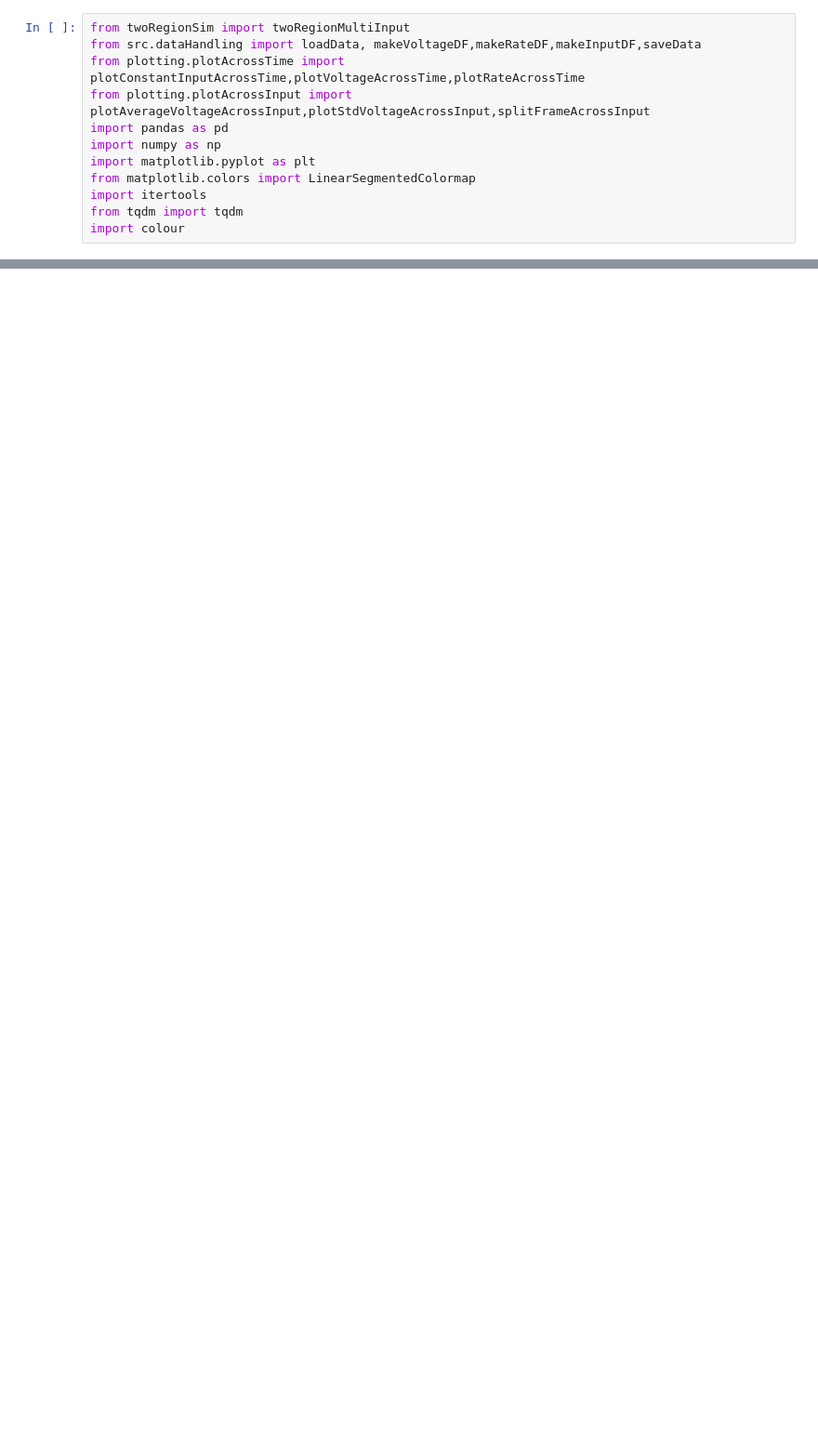
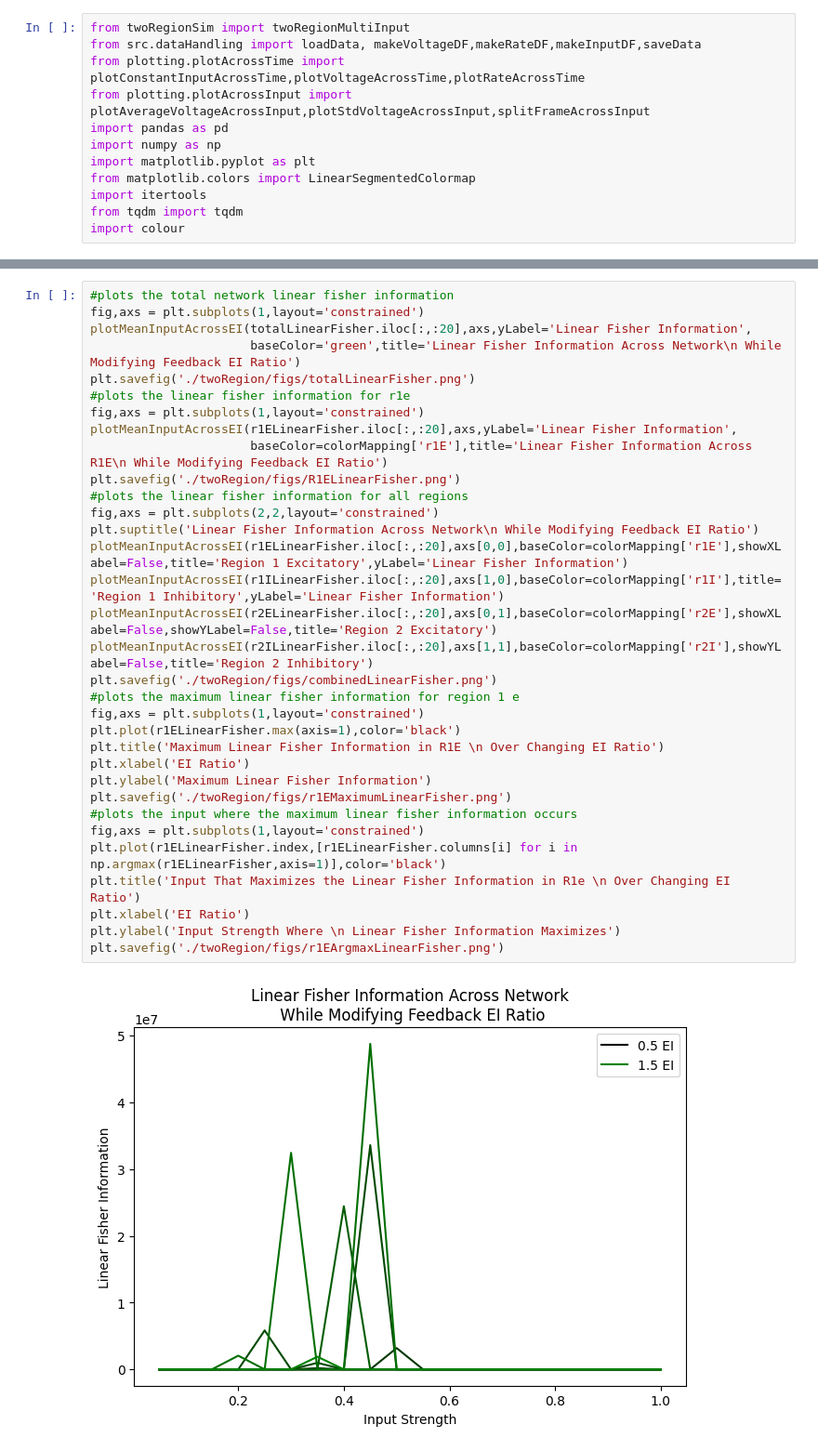
Before and after one commit to LaneLewis/multiregion-communication, a Jupyter notebook: twoRegionFeedback.ipynb, the cells around one changed output, grey strips where cells are left out. Shown at 93% size. Drawn from its saved outputs; the diff is of its cells as text; blank space fills up the shorter version.

```diff
--- a/twoRegionFeedback.ipynb
+++ b/twoRegionFeedback.ipynb
@@ -155,0 +223,35 @@ plt.savefig('./twoRegion/figs/EIRatioVoltageStd.png')
+# %%
+#plots the total network linear fisher information
+fig,axs = plt.subplots(1,layout='constrained')
+plotMeanInputAcrossEI(totalLinearFisher.iloc[:,:20],axs,yLabel='Linear Fisher Information',
+                      baseColor='green',title='Linear Fisher Information Across Network\n While Modifying Feedback EI Ratio')
+plt.savefig('./twoRegion/figs/totalLinearFisher.png')
+#plots the linear fisher information for r1e
+fig,axs = plt.subplots(1,layout='constrained')
+plotMeanInputAcrossEI(r1ELinearFisher.iloc[:,:20],axs,yLabel='Linear Fisher Information',
+                      baseColor=colorMapping['r1E'],title='Linear Fisher Information Across R1E\n While Modifying Feedback EI Ratio')
+plt.savefig('./twoRegion/figs/R1ELinearFisher.png')
+#plots the linear fisher information for all regions
+fig,axs = plt.subplots(2,2,layout='constrained')
+plt.suptitle('Linear Fisher Information Across Network\n While Modifying Feedback EI Ratio')
+plotMeanInputAcrossEI(r1ELinearFisher.iloc[:,:20],axs[0,0],baseColor=colorMapping['r1E'],showXLabel=False,title='Region 1 Excitatory',yLabel='Linear Fisher Information')
+plotMeanInputAcrossEI(r1ILinearFisher.iloc[:,:20],axs[1,0],baseColor=colorMapping['r1I'],title='Region 1 Inhibitory',yLabel='Linear Fisher Information')
+plotMeanInputAcrossEI(r2ELinearFisher.iloc[:,:20],axs[0,1],baseColor=colorMapping['r2E'],showXLabel=False,showYLabel=False,title='Region 2 Excitatory')
+plotMeanInputAcrossEI(r2ILinearFisher.iloc[:,:20],axs[1,1],baseColor=colorMapping['r2I'],showYLabel=False,title='Region 2 Inhibitory')
+plt.savefig('./twoRegion/figs/combinedLinearFisher.png')
+#plots the maximum linear fisher information for region 1 e
+fig,axs = plt.subplots(1,layout='constrained')
+plt.plot(r1ELinearFisher.max(axis=1),color='black')
+plt.title('Maximum Linear Fisher Information in R1E \n Over Changing EI Ratio')
+plt.xlabel('EI Ratio')
+plt.ylabel('Maximum Linear Fisher Information')
+plt.savefig('./twoRegion/figs/r1EMaximumLinearFisher.png')
+#plots the input where the maximum linear fisher information occurs
+fig,axs = plt.subplots(1,layout='constrained')
+plt.plot(r1ELinearFisher.index,[r1ELinearFisher.columns[i] for i in np.argmax(r1ELinearFisher,axis=1)],color='black')
+plt.title('Input That Maximizes the Linear Fisher Information in R1e \n Over Changing EI Ratio')
+plt.xlabel('EI Ratio')
+plt.ylabel('Input Strength Where \n Linear Fisher Information Maximizes')
+plt.savefig('./twoRegion/figs/r1EArgmaxLinearFisher.png')
+# %% [output]
+[figure, added]
```
Also changed, not shown: parts of 9 cells of this notebook, 14 other files.
